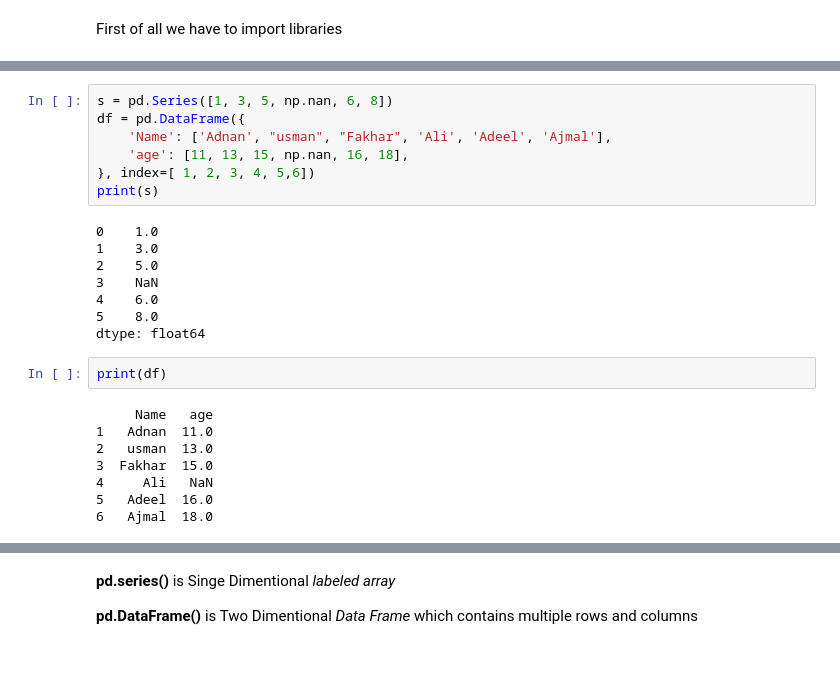
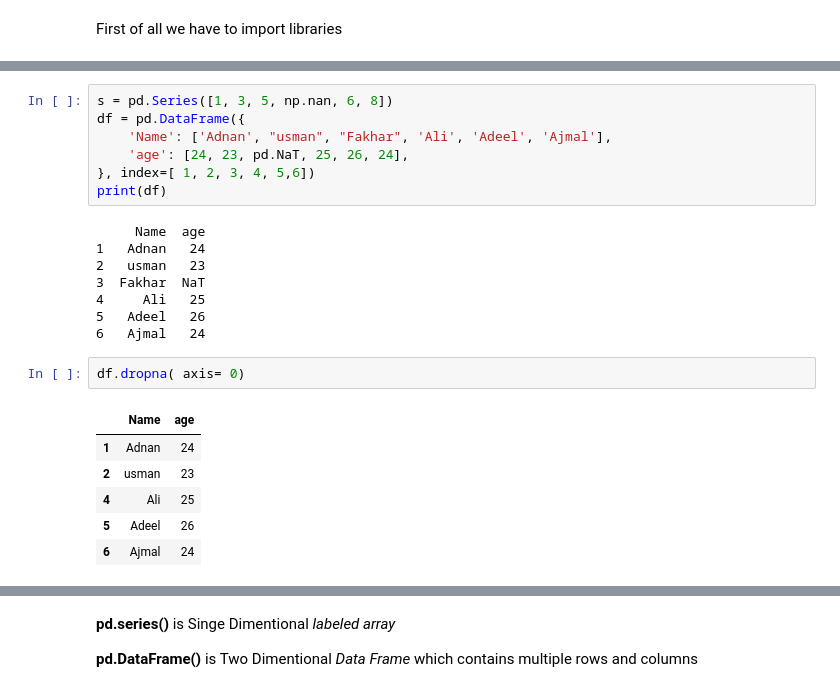
Before and after one commit to TouseefDataScientist/Artificialintelligence, a Jupyter notebook: JoshvaDS/Pandas_Functions.ipynb, the cells around one changed output, grey strips where cells are left out. Cells and saved outputs as stored; diff of their text form; blank space fills up the shorter version.

```diff
--- a/JoshvaDS/Pandas_Functions.ipynb
+++ b/JoshvaDS/Pandas_Functions.ipynb
@@ -9,24 +19,23 @@ First of all we have to import libraries
 s = pd.Series([1, 3, 5, np.nan, 6, 8])
 df = pd.DataFrame({
     'Name': ['Adnan', "usman", "Fakhar", 'Ali', 'Adeel', 'Ajmal'],
-    'age': [11, 13, 15, np.nan, 16, 18],
+    'age': [24, 23, pd.NaT, 25, 26, 24],
 }, index=[ 1, 2, 3, 4, 5,6])
-print(s)
+print(df)
 # %% [output]
-0    1.0
-1    3.0
-2    5.0
-3    NaN
-4    6.0
-5    8.0
-dtype: float64
+     Name  age
+1   Adnan   24
+2   usman   23
+3  Fakhar  NaT
+4     Ali   25
+5   Adeel   26
+6   Ajmal   24
-# %%
-print(df)
-# %% [output]
-     Name   age
-1   Adnan  11.0
-2   usman  13.0
-3  Fakhar  15.0
-4     Ali   NaN
-5   Adeel  16.0
-6   Ajmal  18.0
+# %%
+df.dropna( axis= 0)
+# %% [output]
+|  | Name | age |
+| 1 | Adnan | 24 |
+| 2 | usman | 23 |
+| 4 | Ali | 25 |
+| 5 | Adeel | 26 |
+| 6 | Ajmal | 24 |
```
Also changed, not shown: parts of 17 cells of this notebook, 1 other file.
